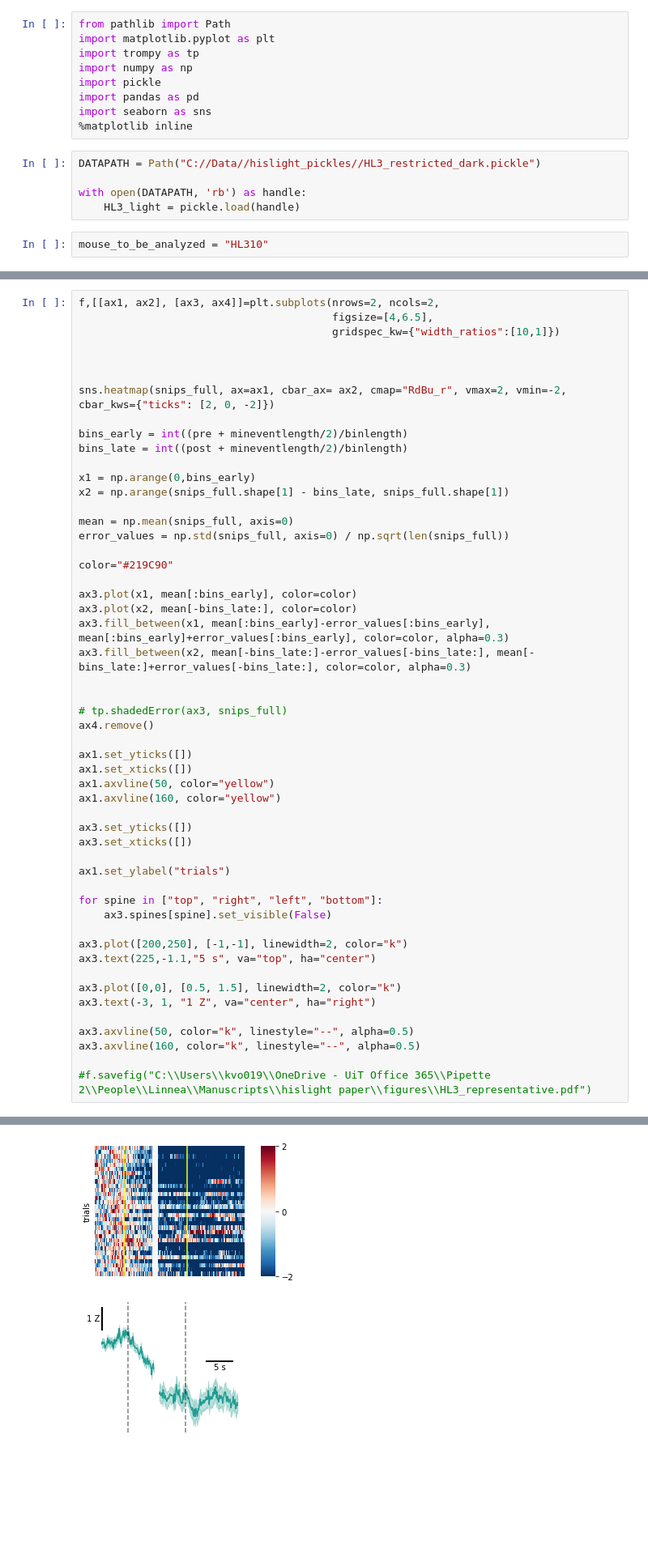
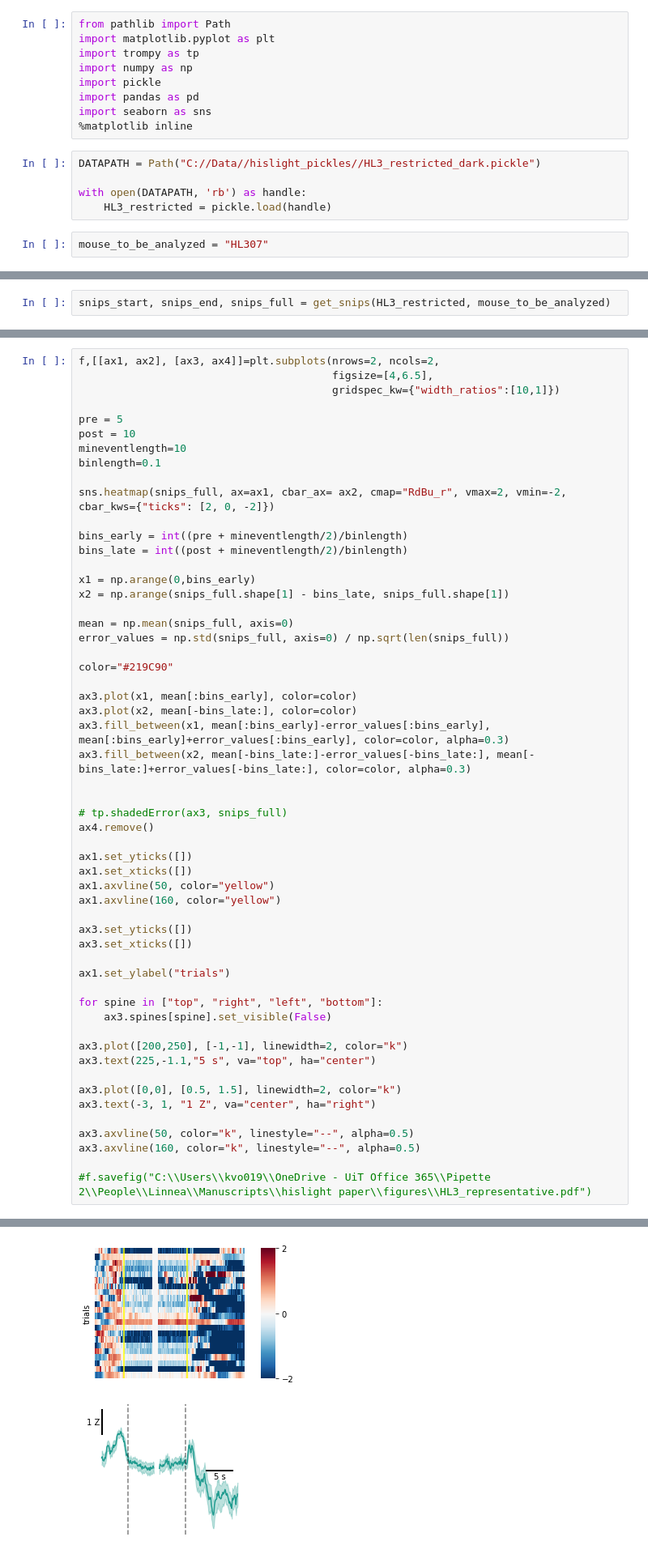
Before and after one commit to linneavolcko/hislight, a Jupyter notebook: notebooks/HL3_representative-Copy1.ipynb, the cells around one changed output, grey strips where cells are left out. Shown at 81% size. Saved outputs shown, nothing was run; the diff lists cells and outputs as text; blank space fills up the shorter version.

```diff
--- a/notebooks/HL3_representative-Copy1.ipynb
+++ b/notebooks/HL3_representative-Copy1.ipynb
@@ -11,7 +11,7 @@ import seaborn as sns
 DATAPATH = Path("C://Data//hislight_pickles//HL3_restricted_dark.pickle")
 
 with open(DATAPATH, 'rb') as handle:
-    HL3_light = pickle.load(handle)
+    HL3_restricted = pickle.load(handle)
 # %%
-mouse_to_be_analyzed = "HL310"
+mouse_to_be_analyzed = "HL307"
 # %%
@@ -71,0 +67,2 @@ snips_full = np.vstack(snips_full)
+# %%
+snips_start, snips_end, snips_full = get_snips(HL3_restricted, mouse_to_be_analyzed)
@@ -74,7 +78,10 @@ f,[[ax1, ax2], [ax3, ax4]]=plt.subplots(nrows=2, ncols=2,
                                         figsize=[4,6.5],
                                         gridspec_kw={"width_ratios":[10,1]})
 
-
+pre = 5
+post = 10
+mineventlength=10
+binlength=0.1
 
 sns.heatmap(snips_full, ax=ax1, cbar_ax= ax2, cmap="RdBu_r", vmax=2, vmin=-2, cbar_kws={"ticks": [2, 0, -2]})
 
@@ -96,34 +103,34 @@ ax3.fill_between(x2, mean[-bins_late:]-error_values[-bins_late:], mean[-bins_lat
 
 
 # tp.shadedError(ax3, snips_full)
 ax4.remove()
 
 ax1.set_yticks([])
 ax1.set_xticks([])
 ax1.axvline(50, color="yellow")
 ax1.axvline(160, color="yellow")
 
 ax3.set_yticks([])
 ax3.set_xticks([])
 
 ax1.set_ylabel("trials")
 
 for spine in ["top", "right", "left", "bottom"]:
     ax3.spines[spine].set_visible(False)
 
 ax3.plot([200,250], [-1,-1], linewidth=2, color="k")
 ax3.text(225,-1.1,"5 s", va="top", ha="center")
 
 ax3.plot([0,0], [0.5, 1.5], linewidth=2, color="k")
 ax3.text(-3, 1, "1 Z", va="center", ha="right")
 
 ax3.axvline(50, color="k", linestyle="--", alpha=0.5)
 ax3.axvline(160, color="k", linestyle="--", alpha=0.5)
 
 #f.savefig("C:\\Users\\kvo019\\OneDrive - UiT Office 365\\Pipette 2\\People\\Linnea\\Manuscripts\\hislight paper\\figures\\HL3_representative.pdf")
 # %% [output]
 <matplotlib.lines.Line2D at 0x...>
-[figure, old version]
+[figure, new version]
 # %%
 AUC_start = np.trapz(snips_start[:,50:])
 AUC_end = np.trapz(snips_end[:,50:])
```
Also changed, not shown: parts of 3 cells of this notebook, 2 other files.
